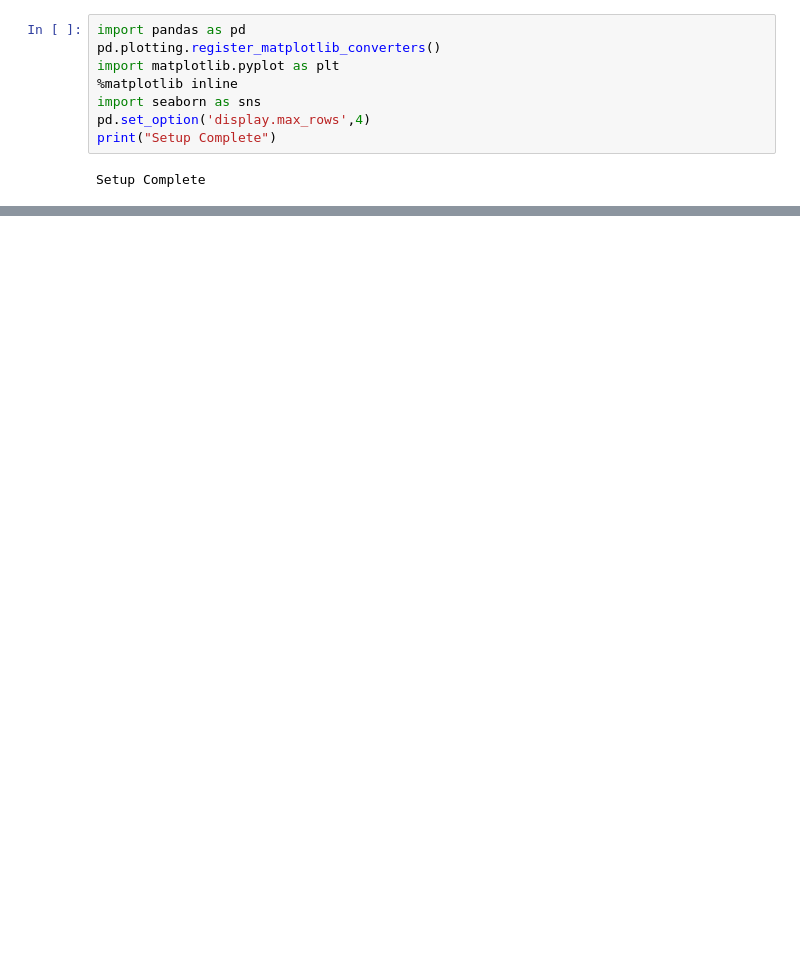
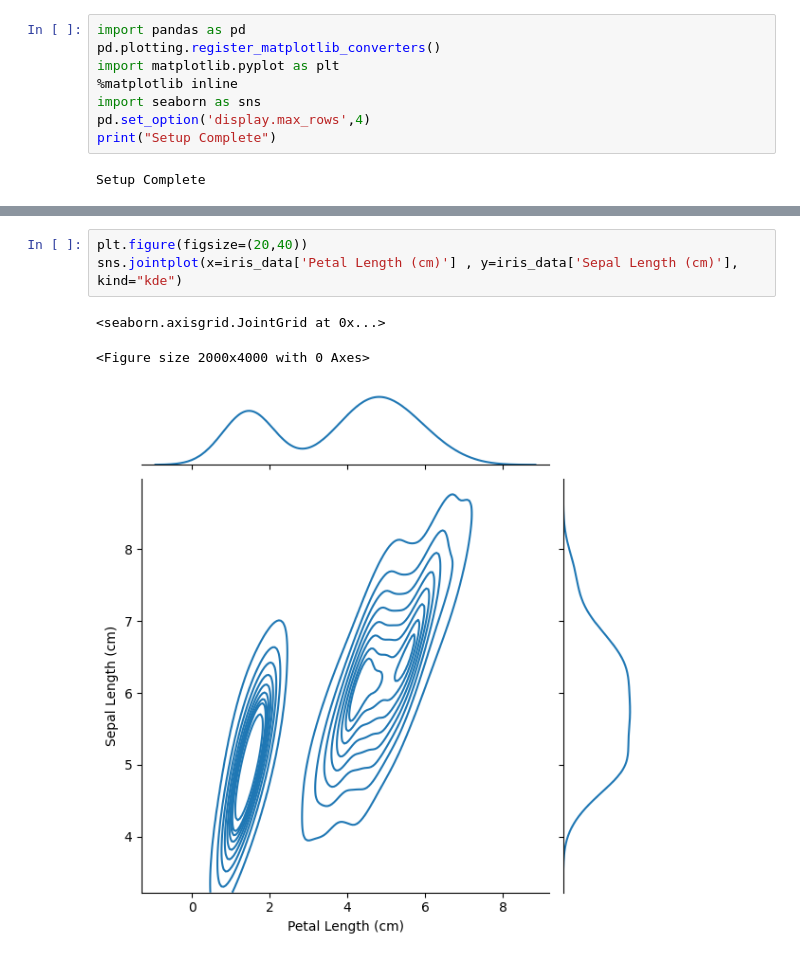
Before and after one commit to MorningStar36/Fraud-Detection-Analysis, a Jupyter notebook: seaborn.ipynb, the cells around one changed output, grey strips where cells are left out. Drawn from its saved outputs; the diff is of its cells as text; blank space fills up the shorter version.

```diff
--- a/seaborn.ipynb
+++ b/seaborn.ipynb
@@ -22,0 +33,7 @@ fifa
+# %%
+plt.figure(figsize=(20,40))
+sns.jointplot(x=iris_data['Petal Length (cm)'] , y=iris_data['Sepal Length (cm)'], kind="kde")
+# %% [output]
+<seaborn.axisgrid.JointGrid at 0x...>
+<Figure size 2000x4000 with 0 Axes>
+[figure, added]
```
Also changed, not shown: parts of 6 cells of this notebook, 2 other files.
